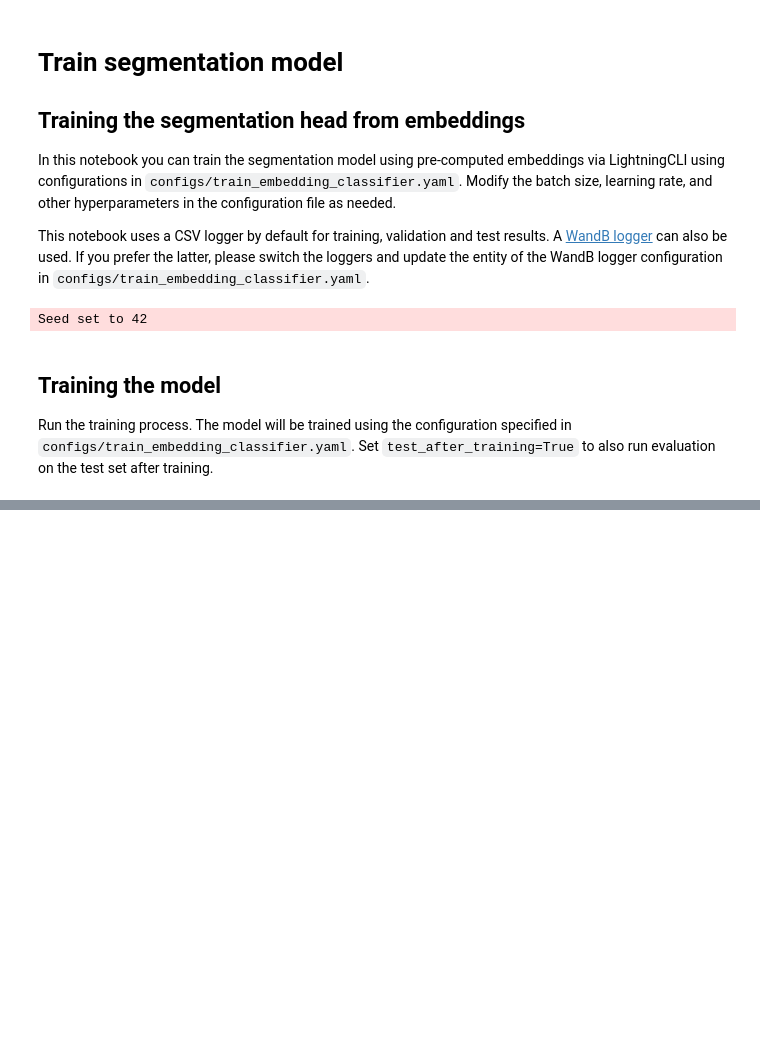
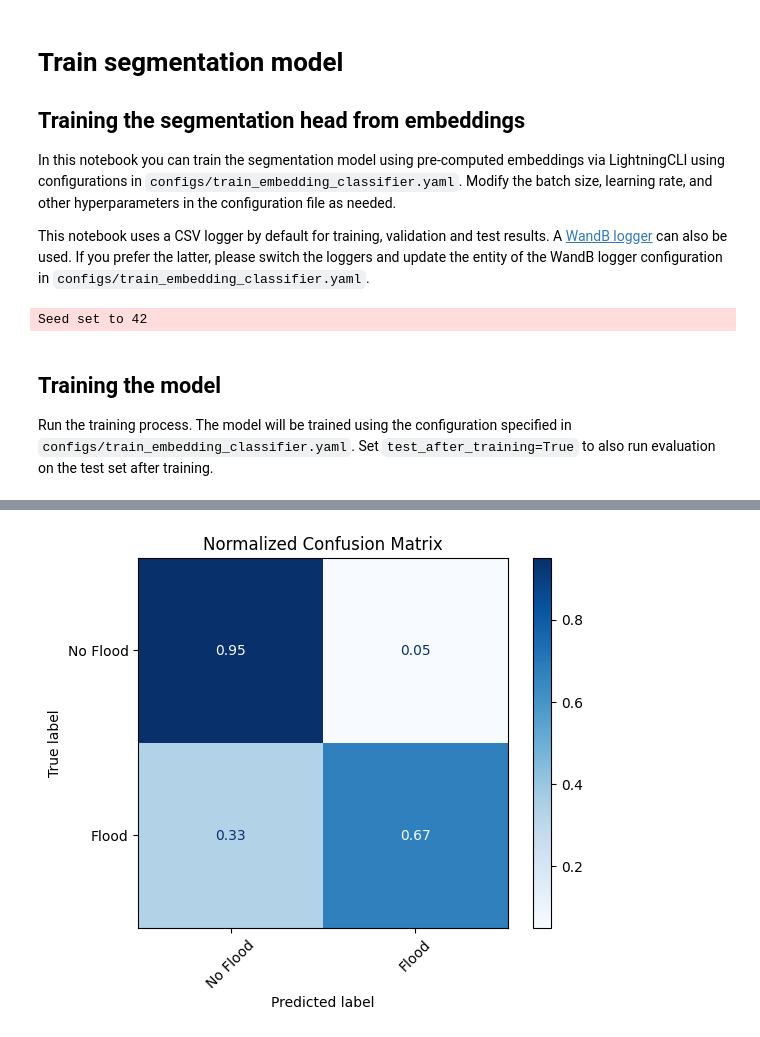
Before and after one commit to eodcgmbh/clay-model, a Jupyter notebook: claymodel/finetune/embedding_and_flood_detection_notebooks/3-train-flood-model.ipynb, the cells around one changed output, grey strips where cells are left out. Drawn from its saved outputs; the diff is of its cells as text; code cells hidden in the pictures; blank space fills up the shorter version.

Commit message:
model v2 ready and v3 not tested

```diff
--- a/claymodel/finetune/embedding_and_flood_detection_notebooks/3-train-flood-model.ipynb
+++ b/claymodel/finetune/embedding_and_flood_detection_notebooks/3-train-flood-model.ipynb
@@ -126,0 +152,14 @@ Results: None
+# %%
+from sklearn.metrics import ConfusionMatrixDisplay
+import numpy as np
+import matplotlib.pyplot as plt
+
+cm_normalized = model.confusion_matrix.numpy()
+cm_normalized = cm_normalized.astype('float') / cm_normalized.sum(axis=1)[:, np.newaxis]
+
+disp = ConfusionMatrixDisplay(confusion_matrix=cm_normalized, display_labels=['No Flood', 'Flood'])
+disp.plot(cmap='Blues', xticks_rotation=45)
+plt.title('Normalized Confusion Matrix')
+plt.show()
+# %% [output]
+[figure, added]
```
Also changed, not shown: parts of 4 cells of this notebook, 11 other files.
